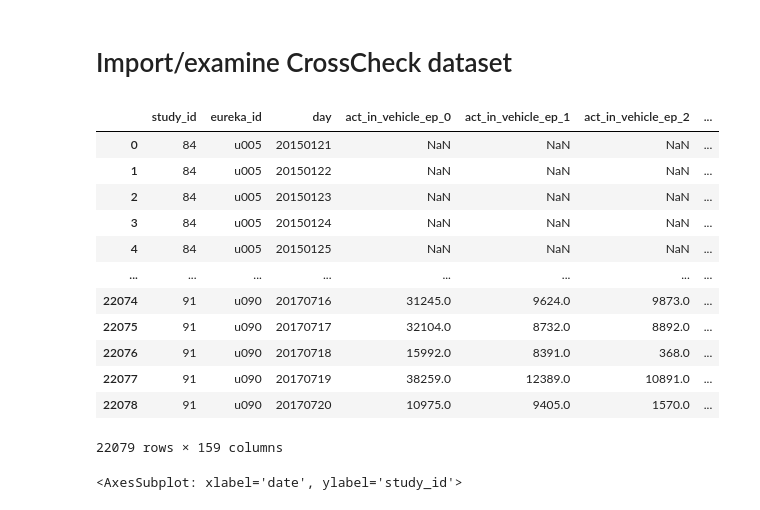
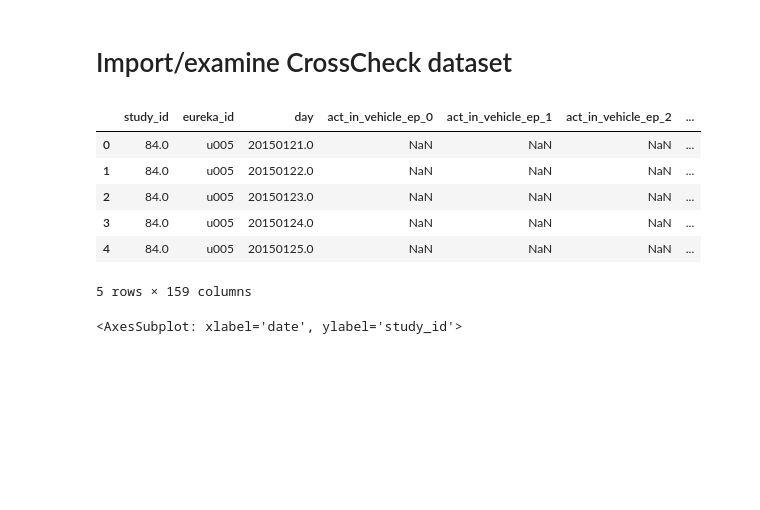
Before and after one commit to akre96/mhealth_anomaly_detection, a Jupyter notebook: notebooks/import_crosscheck.ipynb, the cells around one changed output. Cells and saved outputs as stored; diff of their text form; code cells hidden in the pictures; blank space fills up the shorter version.

```diff
--- a/notebooks/import_crosscheck.ipynb
+++ b/notebooks/import_crosscheck.ipynb
@@ -18,22 +18,16 @@ from mhealth_anomaly_detection import load_refs as lr
 # %%
 importlib.reload(datasets)
 
 crosscheck = datasets.CrossCheck()
-crosscheck.data
+crosscheck.data.head()
 # %% [output]
 |  | study_id | eureka_id | day | act_in_vehicle_ep_0 | act_in_vehicle_ep_1 | act_in_vehicle_ep_2 | ... |
-| 0 | 84 | u005 | 20150121 | NaN | NaN | NaN | ... |
-| 1 | 84 | u005 | 20150122 | NaN | NaN | NaN | ... |
-| 2 | 84 | u005 | 20150123 | NaN | NaN | NaN | ... |
-| 3 | 84 | u005 | 20150124 | NaN | NaN | NaN | ... |
-| 4 | 84 | u005 | 20150125 | NaN | NaN | NaN | ... |
-| ... | ... | ... | ... | ... | ... | ... | ... |
-| 22074 | 91 | u090 | 20170716 | 31245.0 | 9624.0 | 9873.0 | ... |
-| 22075 | 91 | u090 | 20170717 | 32104.0 | 8732.0 | 8892.0 | ... |
-| 22076 | 91 | u090 | 20170718 | 15992.0 | 8391.0 | 368.0 | ... |
-| 22077 | 91 | u090 | 20170719 | 38259.0 | 12389.0 | 10891.0 | ... |
-| 22078 | 91 | u090 | 20170720 | 10975.0 | 9405.0 | 1570.0 | ... |
+| 0 | 84.0 | u005 | 20150121.0 | NaN | NaN | NaN | ... |
+| 1 | 84.0 | u005 | 20150122.0 | NaN | NaN | NaN | ... |
+| 2 | 84.0 | u005 | 20150123.0 | NaN | NaN | NaN | ... |
+| 3 | 84.0 | u005 | 20150124.0 | NaN | NaN | NaN | ... |
+| 4 | 84.0 | u005 | 20150125.0 | NaN | NaN | NaN | ... |
-22079 rows × 159 columns
+5 rows × 159 columns
 # %%
 fig, axes = plt.subplots(ncols=2, nrows=1, figsize=(10,5))
 sns.scatterplot(
```
Also changed, not shown: parts of 4 cells of this notebook, 5 other files.
